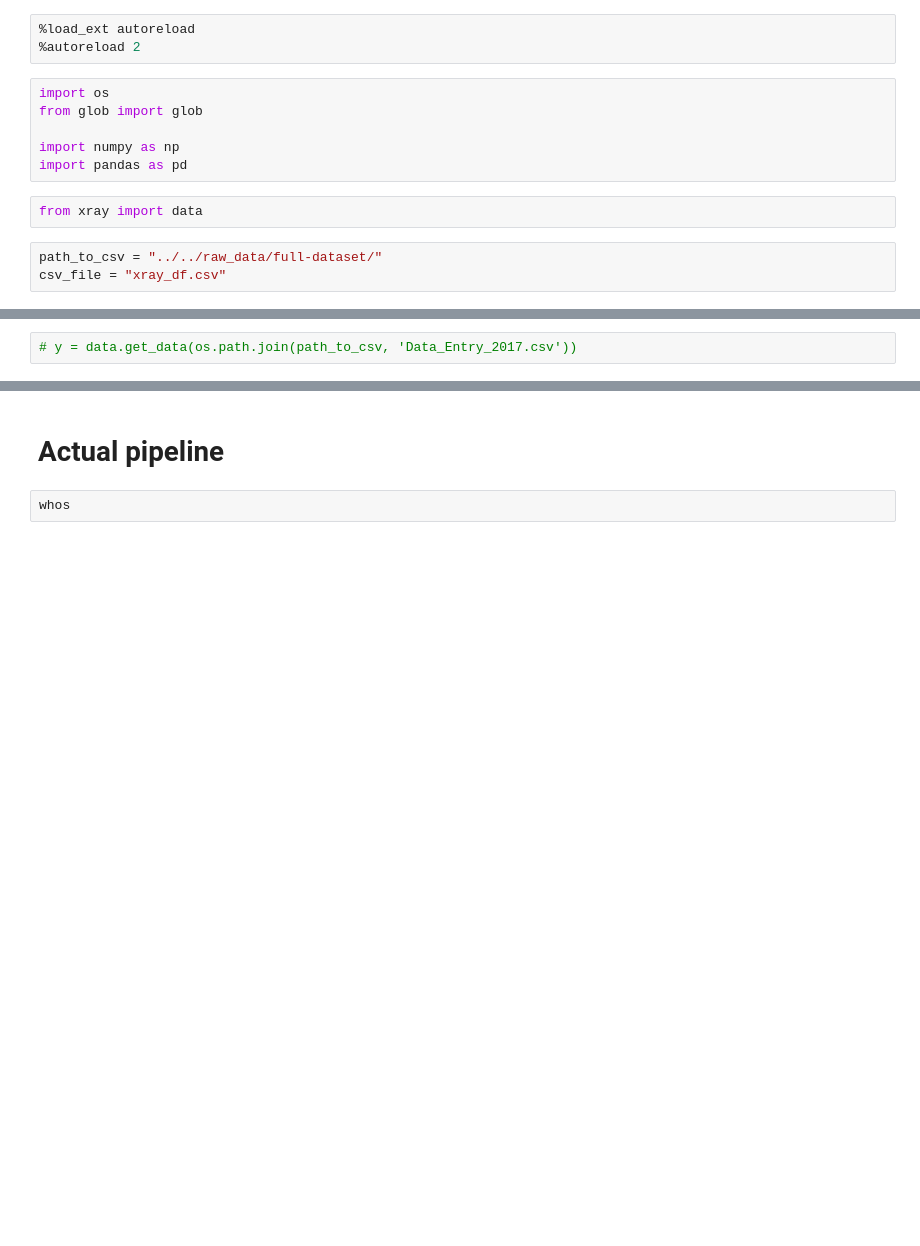
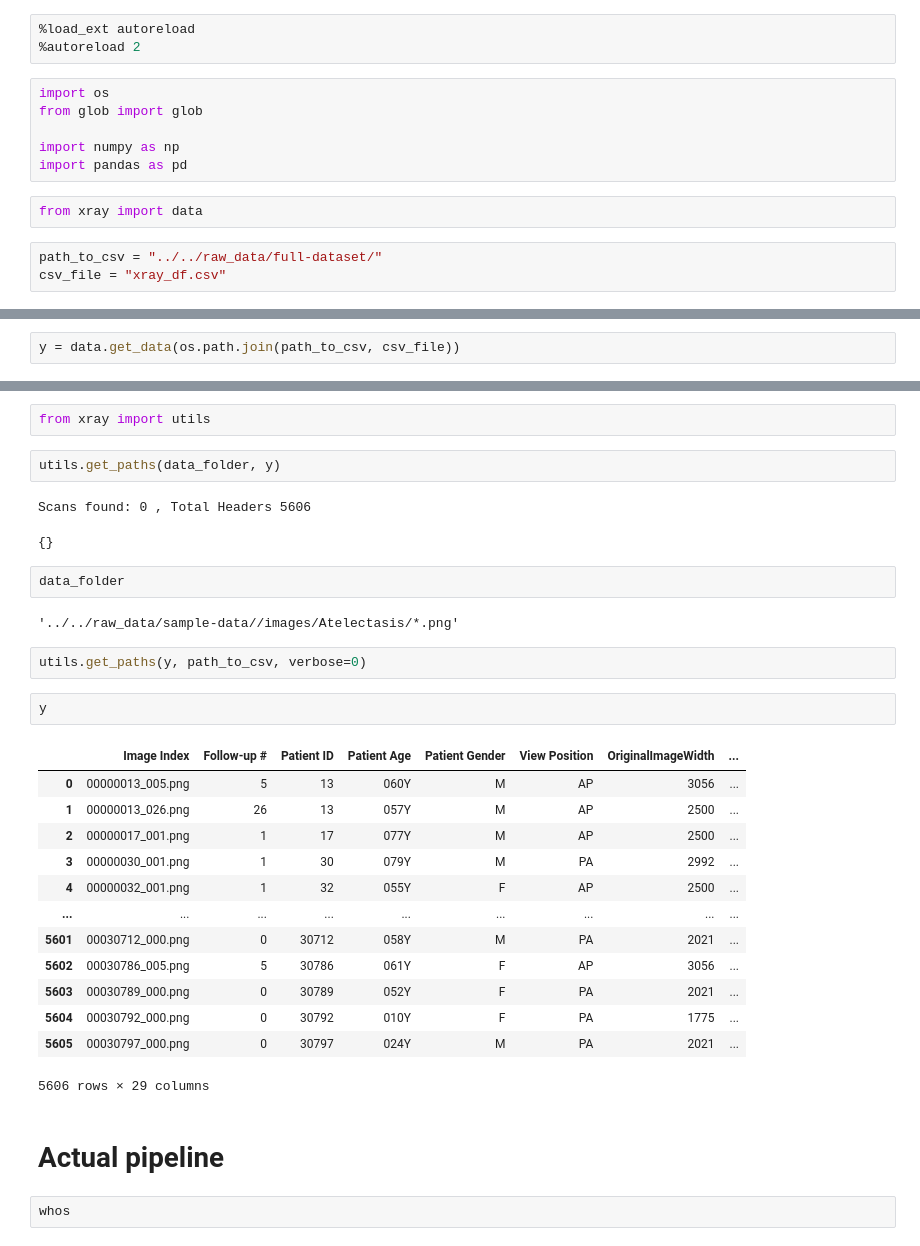
Before and after one commit to Giovita/xray-exam-diagnosis-cnn, a Jupyter notebook: notebooks/santiago-giovagnoli/BuildPipeline.ipynb, the cells around one changed output, grey strips where cells are left out. Saved outputs shown, nothing was run; the diff lists cells and outputs as text; blank space fills up the shorter version.

```diff
--- a/notebooks/santiago-giovagnoli/BuildPipeline.ipynb
+++ b/notebooks/santiago-giovagnoli/BuildPipeline.ipynb
@@ -72,2 +86,2 @@ df = df[
 # %%
-# y = data.get_data(os.path.join(path_to_csv, 'Data_Entry_2017.csv'))
+y = data.get_data(os.path.join(path_to_csv, csv_file))
@@ -76,3 +106,32 @@ df = df[
+# %%
+from xray import utils
+# %%
+utils.get_paths(data_folder, y)
+# %% [output]
+Scans found: 0 , Total Headers 5606
+{}
+# %%
+data_folder
+# %% [output]
+'../../raw_data/sample-data//images/Atelectasis/*.png'
+# %%
+utils.get_paths(y, path_to_csv, verbose=0)
+# %%
+y
+# %% [output]
+|  | Image Index | Follow-up # | Patient ID | Patient Age | Patient Gender | View Position | OriginalImageWidth | ... |
+| 0 | 00000013_005.png | 5 | 13 | 060Y | M | AP | 3056 | ... |
+| 1 | 00000013_026.png | 26 | 13 | 057Y | M | AP | 2500 | ... |
+| 2 | 00000017_001.png | 1 | 17 | 077Y | M | AP | 2500 | ... |
+| 3 | 00000030_001.png | 1 | 30 | 079Y | M | PA | 2992 | ... |
+| 4 | 00000032_001.png | 1 | 32 | 055Y | F | AP | 2500 | ... |
+| ... | ... | ... | ... | ... | ... | ... | ... | ... |
+| 5601 | 00030712_000.png | 0 | 30712 | 058Y | M | PA | 2021 | ... |
+| 5602 | 00030786_005.png | 5 | 30786 | 061Y | F | AP | 3056 | ... |
+| 5603 | 00030789_000.png | 0 | 30789 | 052Y | F | PA | 2021 | ... |
+| 5604 | 00030792_000.png | 0 | 30792 | 010Y | F | PA | 1775 | ... |
+| 5605 | 00030797_000.png | 0 | 30797 | 024Y | M | PA | 2021 | ... |
+5606 rows × 29 columns
 # %% [markdown]
 # Actual pipeline
 # %%
```
Also changed, not shown: parts of 58 cells of this notebook, 6 other files.
